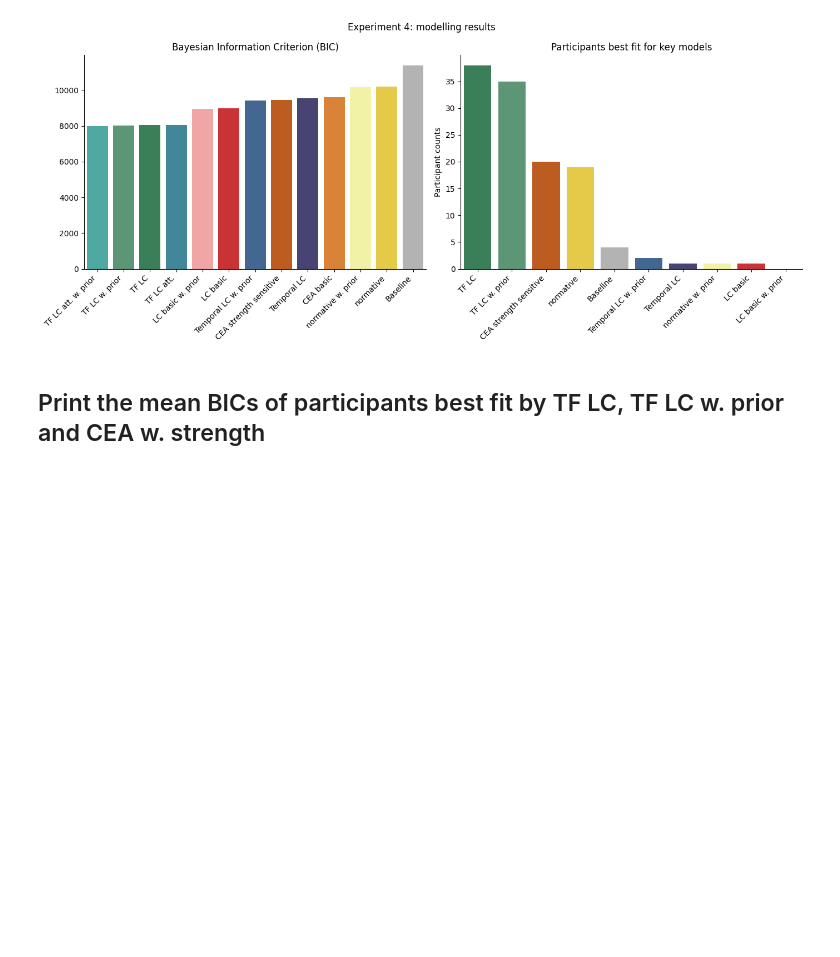
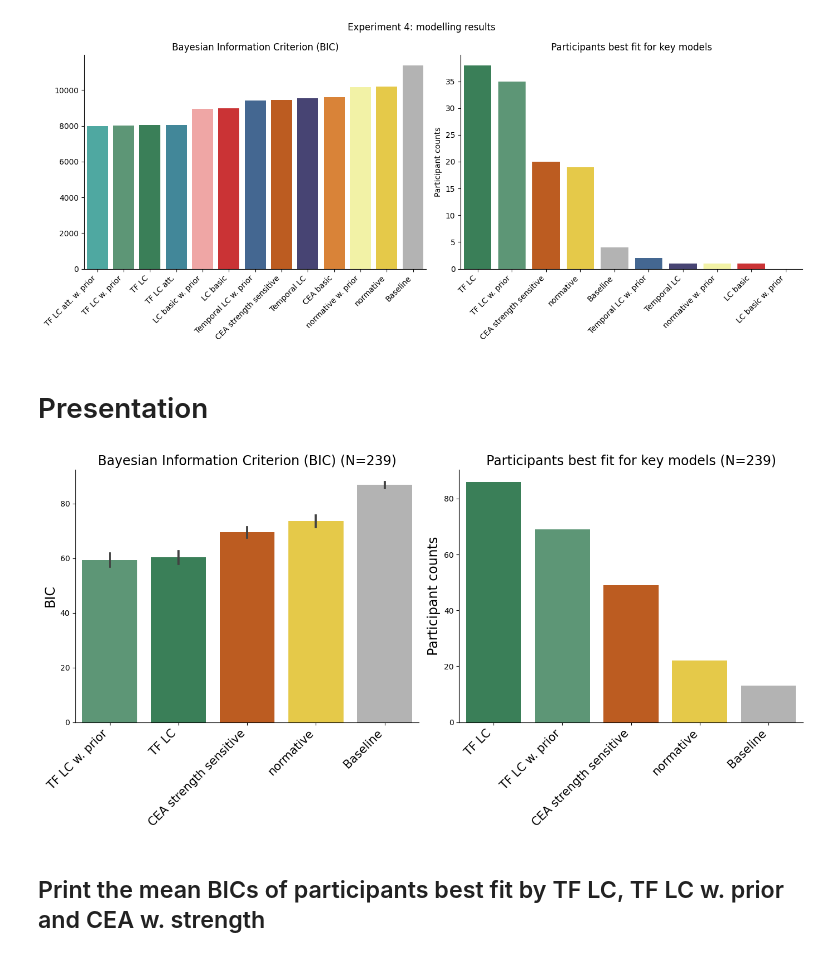
Before and after one commit to Vbtesh/less_is_more_continuous_time_active_learning, a Jupyter notebook: computational_model_comparisons.ipynb, the cells around one changed output. Saved outputs shown, nothing was run; the diff lists cells and outputs as text; code cells hidden in the pictures; blank space fills up the shorter version.

```diff
--- a/computational_model_comparisons.ipynb
+++ b/computational_model_comparisons.ipynb
@@ -475,0 +455,4 @@ Experiment 4
+# %%
+for i in range(4):
+    print(f'Experiment {i+1}')
+    display(dfs_table[i])
@@ -630,3 +678,5 @@ plt.tight_layout()
 plt.show()
 # %% [output]
 [figure]
+# %% [markdown]
+# Presentation
@@ -633,3 +728,46 @@ plt.show()
+# %%
+fig, axs = plt.subplots(1, 2, figsize=(14, 7))
+
+
+# Participants' best fit
+select = 'select_short'
+df_bic['best'] = df_bic[selections[select]].apply(lambda x: np.argmin(x), axis=1)
+df_bic['best'] = df_bic['best'].replace(np.arange(len(selections[select])), selections[select])
+
+df_bic_plot = df_bic[df_bic.experiment.isin(['experiment_3', 'experiment_4'])][selections[select] + ['best', 'experiment']]
+
+df_order = pd.DataFrame(index=selections[select])
+df_order['counts'] = 0
+df_order.loc[df_bic_plot.best.value_counts().index, 'counts'] = df_bic_plot.best.value_counts().values
+df_order['bic'] = 0
+df_order.loc[df_bic_plot.best.value_counts().index, 'bic']
+
+colors = gen_colors(list(df_bic_plot[selections[select]].mean().sort_values().index), color_dict)
+sns.set_palette(colors)
+sns.barplot(data=df_bic_plot, ax=axs[0], order=list(df_bic_plot[selections[select]].mean().sort_values().index))
+axs[0].set_xticklabels(list(df_bic_plot[selections[select]].mean().sort_values().index), rotation=45, ha='right', fontsize=15)
+axs[0].set_xlabel('')
+axs[0].set_title(f'Bayesian Information Criterion (BIC) (N={df_bic_plot.shape[0]})', fontsize=17)
+axs[0].set_ylabel('BIC', fontsize=17)
+sns.despine()
+
+
+
+colors = gen_colors(df_order.counts.sort_values(ascending=False).index, color_dict)
+sns.set_palette(colors)
+
+sns.countplot(x='best', data=df_bic_plot, order=df_order.counts.sort_values(ascending=False).index, ax=axs[1])
+axs[1].set_xticklabels(axs[1].get_xticklabels(), rotation=45, ha='right', fontsize=15)
+axs[1].set_xlabel('')
+axs[1].set_title(f'Participants best fit for key models (N={df_bic_plot.shape[0]})', fontsize=17)
+axs[1].set_ylabel('Participant counts', fontsize=17)
+
+sns.despine()
+plt.tight_layout()
+plt.savefig('./plots/BICs_short.png', dpi=200)
+plt.show()
+# %% [output]
+[figure, added]
 # %% [markdown]
 ## Print the mean BICs of participants best fit by TF LC, TF LC w. prior and CEA w. strength
 # %%
```
Also changed, not shown: parts of 17 cells of this notebook, 29 other files.
